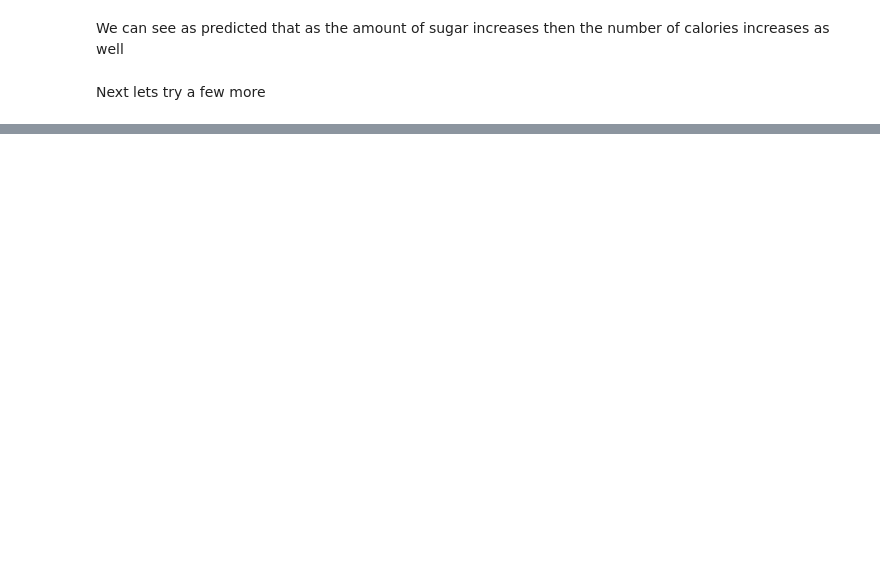
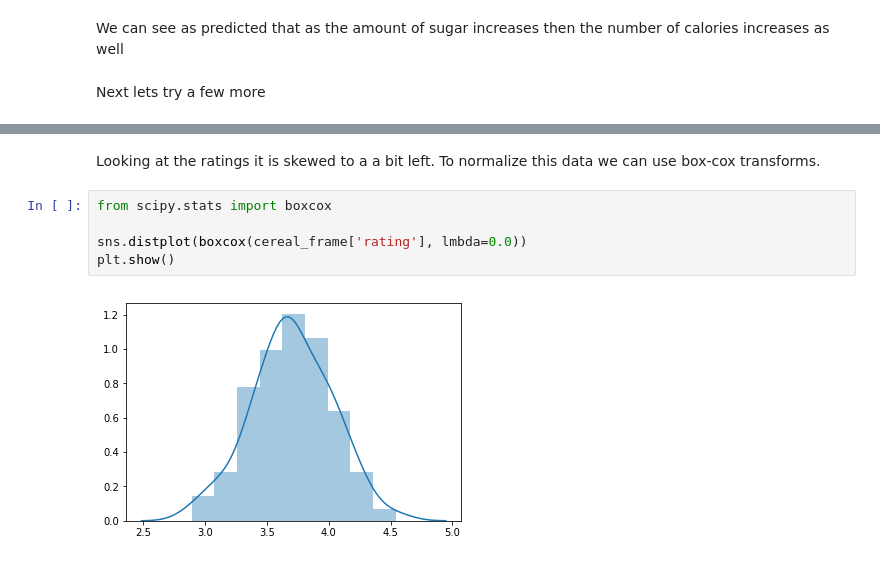
Before and after one commit to SykoTheKiD/LearningDataScience, a Jupyter notebook: Cereal Stats.ipynb, the cells around one changed output, grey strips where cells are left out. Drawn from its saved outputs; the diff is of its cells as text; blank space fills up the shorter version.

```diff
--- a/Cereal Stats.ipynb
+++ b/Cereal Stats.ipynb
@@ -86,0 +136,9 @@ We can see a few things
+# %% [markdown]
+Looking at the ratings it is skewed to a a bit left. To normalize this data we can use box-cox transforms.
+# %%
+from scipy.stats import boxcox
+
+sns.distplot(boxcox(cereal_frame['rating'], lmbda=0.0))
+plt.show()
+# %% [output]
+[figure, added]
```
Also changed, not shown: parts of 15 cells of this notebook, 1 other file.
